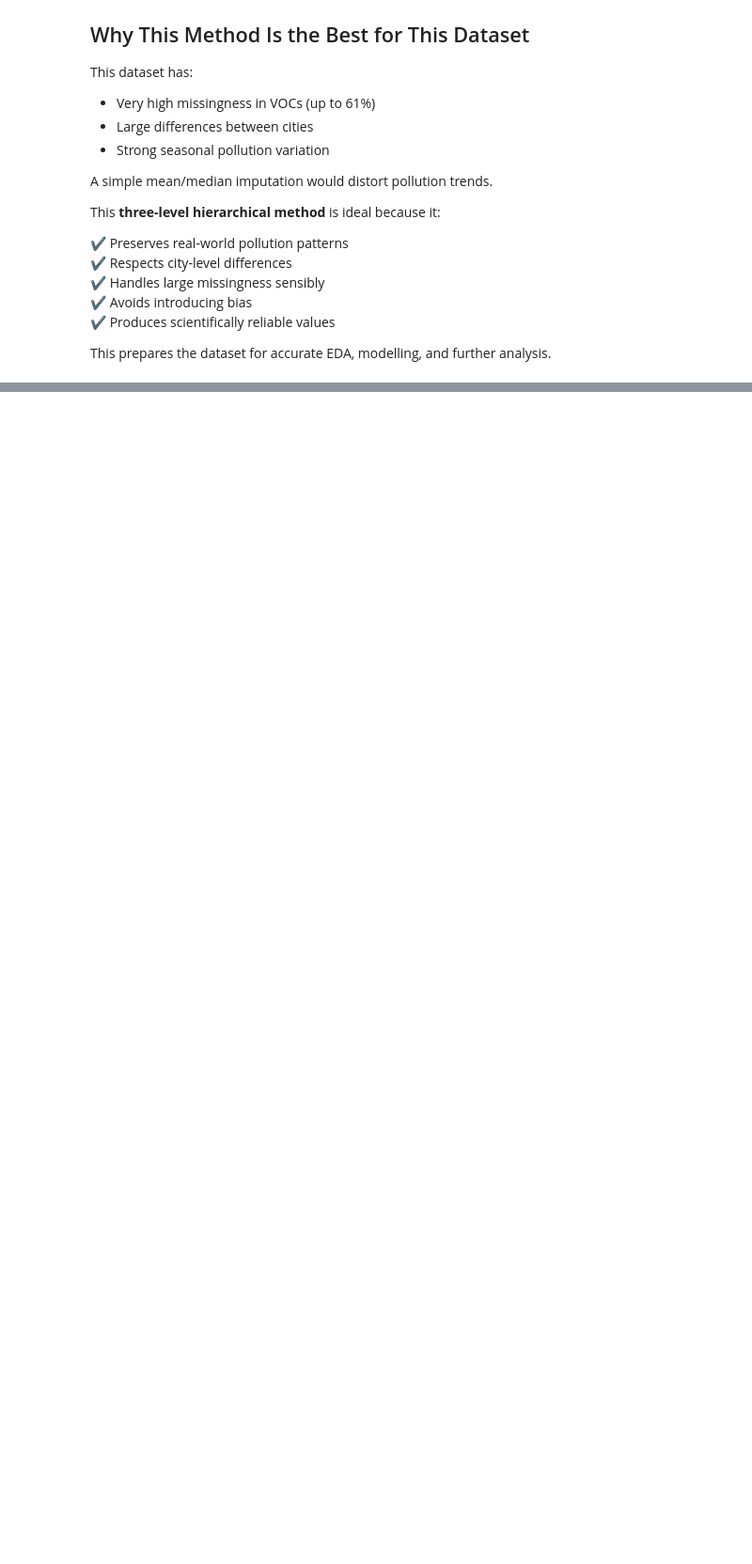
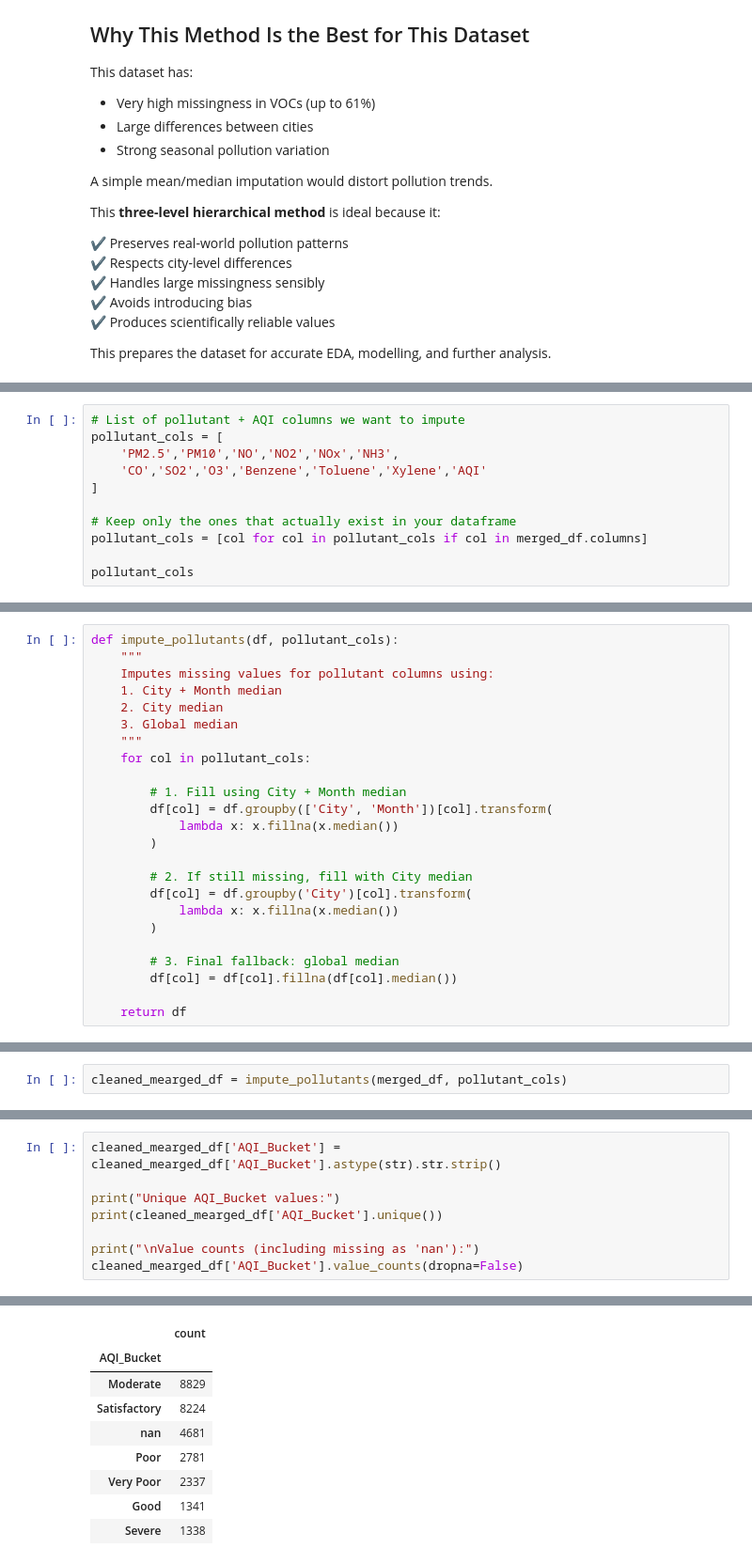
Before and after one commit to sagar4real/CMP7005-PRAC1, a Jupyter notebook: 01_data_handling.ipynb, the cells around one changed output, grey strips where cells are left out. Shown at 94% size. Saved outputs shown, nothing was run; the diff lists cells and outputs as text; blank space fills up the shorter version.

```diff
--- a/01_data_handling.ipynb
+++ b/01_data_handling.ipynb
@@ -471,0 +498,11 @@ print(merged_df)
+# %%
+# List of pollutant + AQI columns we want to impute
+pollutant_cols = [
+    'PM2.5','PM10','NO','NO2','NOx','NH3',
+    'CO','SO2','O3','Benzene','Toluene','Xylene','AQI'
+]
+
+# Keep only the ones that actually exist in your dataframe
+pollutant_cols = [col for col in pollutant_cols if col in merged_df.columns]
+
+pollutant_cols
@@ -471,0 +527,24 @@ print(merged_df)
+# %%
+def impute_pollutants(df, pollutant_cols):
+    """
+    Imputes missing values for pollutant columns using:
+    1. City + Month median
+    2. City median
+    3. Global median
+    """
+    for col in pollutant_cols:
+
+        # 1. Fill using City + Month median
+        df[col] = df.groupby(['City', 'Month'])[col].transform(
+            lambda x: x.fillna(x.median())
+        )
+
+        # 2. If still missing, fill with City median
+        df[col] = df.groupby('City')[col].transform(
+            lambda x: x.fillna(x.median())
+        )
+
+        # 3. Final fallback: global median
+        df[col] = df[col].fillna(df[col].median())
+
+    return df
@@ -471,0 +553,2 @@ print(merged_df)
+# %%
+cleaned_mearged_df = impute_pollutants(merged_df, pollutant_cols)
@@ -471,0 +559,9 @@ print(merged_df)
+# %%
+cleaned_mearged_df['AQI_Bucket'] = cleaned_mearged_df['AQI_Bucket'].astype(str).str.strip()
+
+print("Unique AQI_Bucket values:")
+print(cleaned_mearged_df['AQI_Bucket'].unique())
+
+print("\nValue counts (including missing as 'nan'):")
+cleaned_mearged_df['AQI_Bucket'].value_counts(dropna=False)
+# %% [output]
@@ -471,0 +572,9 @@ print(merged_df)
+|  | count |
+| AQI_Bucket |  |
+| Moderate | 8829 |
+| Satisfactory | 8224 |
+| nan | 4681 |
+| Poor | 2781 |
+| Very Poor | 2337 |
+| Good | 1341 |
+| Severe | 1338 |
```
Also changed, not shown: parts of 22 cells of this notebook.
